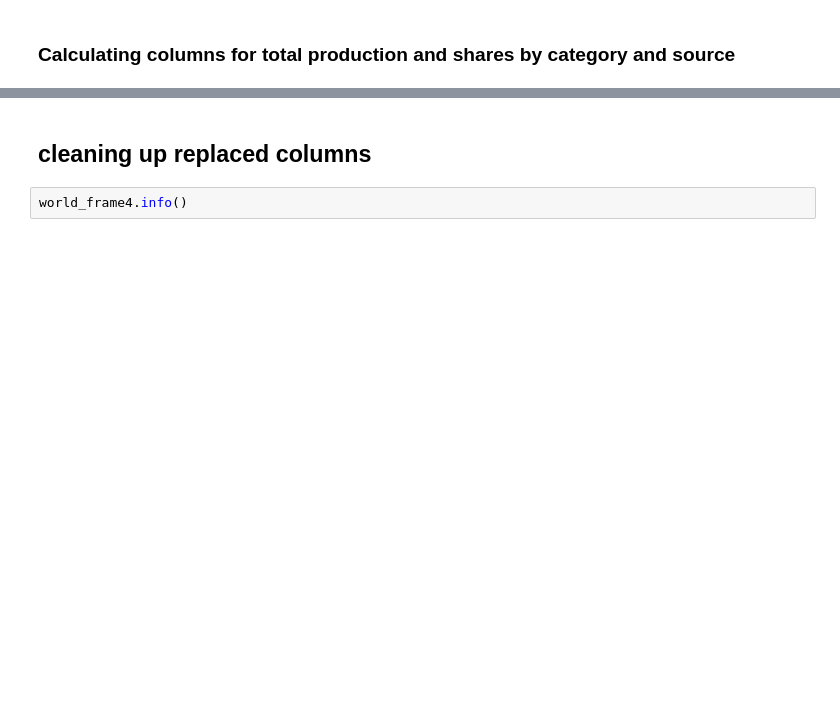
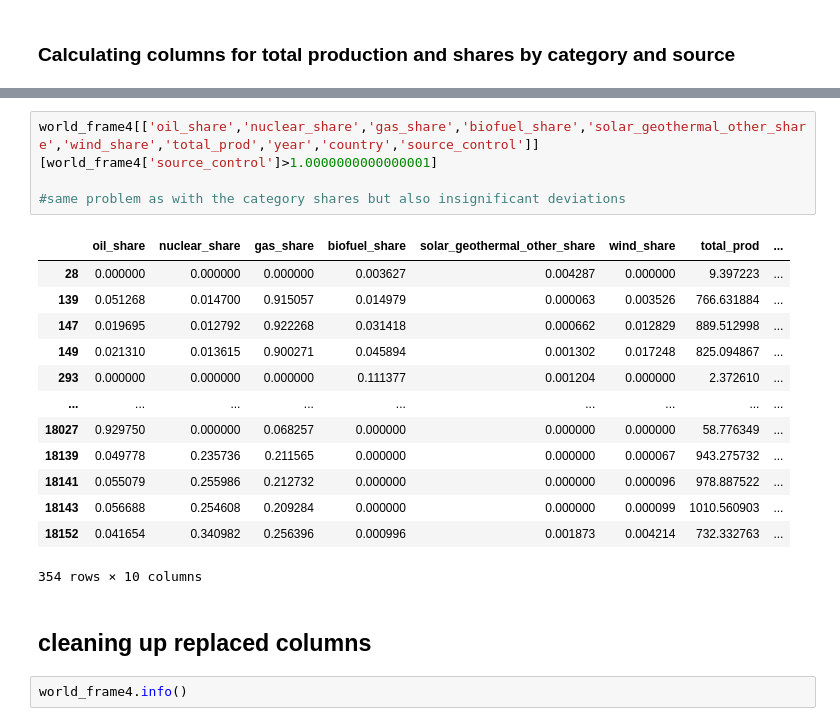
Before and after one commit to TeamGreenWave/capstone_project, a Jupyter notebook: world_pep_SHIFT_SLS.ipynb, the cells around one changed output, grey strips where cells are left out. Drawn from its saved outputs; the diff is of its cells as text; blank space fills up the shorter version.

```diff
--- a/world_pep_SHIFT_SLS.ipynb
+++ b/world_pep_SHIFT_SLS.ipynb
@@ -638,3 +679,21 @@ world_frame4[['renewables_share','year','country']][world_frame4['renewables_sha
+# %%
+world_frame4[['oil_share','nuclear_share','gas_share','biofuel_share','solar_geothermal_other_share','wind_share','total_prod','year','country','source_control']][world_frame4['source_control']>1.0000000000000001]
+
+#same problem as with the category shares but also insignificant deviations
+# %% [output]
+|  | oil_share | nuclear_share | gas_share | biofuel_share | solar_geothermal_other_share | wind_share | total_prod | ... |
+| 28 | 0.000000 | 0.000000 | 0.000000 | 0.003627 | 0.004287 | 0.000000 | 9.397223 | ... |
+| 139 | 0.051268 | 0.014700 | 0.915057 | 0.014979 | 0.000063 | 0.003526 | 766.631884 | ... |
+| 147 | 0.019695 | 0.012792 | 0.922268 | 0.031418 | 0.000662 | 0.012829 | 889.512998 | ... |
+| 149 | 0.021310 | 0.013615 | 0.900271 | 0.045894 | 0.001302 | 0.017248 | 825.094867 | ... |
+| 293 | 0.000000 | 0.000000 | 0.000000 | 0.111377 | 0.001204 | 0.000000 | 2.372610 | ... |
+| ... | ... | ... | ... | ... | ... | ... | ... | ... |
+| 18027 | 0.929750 | 0.000000 | 0.068257 | 0.000000 | 0.000000 | 0.000000 | 58.776349 | ... |
+| 18139 | 0.049778 | 0.235736 | 0.211565 | 0.000000 | 0.000000 | 0.000067 | 943.275732 | ... |
+| 18141 | 0.055079 | 0.255986 | 0.212732 | 0.000000 | 0.000000 | 0.000096 | 978.887522 | ... |
+| 18143 | 0.056688 | 0.254608 | 0.209284 | 0.000000 | 0.000000 | 0.000099 | 1010.560903 | ... |
+| 18152 | 0.041654 | 0.340982 | 0.256396 | 0.000996 | 0.001873 | 0.004214 | 732.332763 | ... |
+354 rows × 10 columns
 # %% [markdown]
 ## cleaning up replaced columns
 # %%
```
Also changed, not shown: parts of 41 cells of this notebook.
